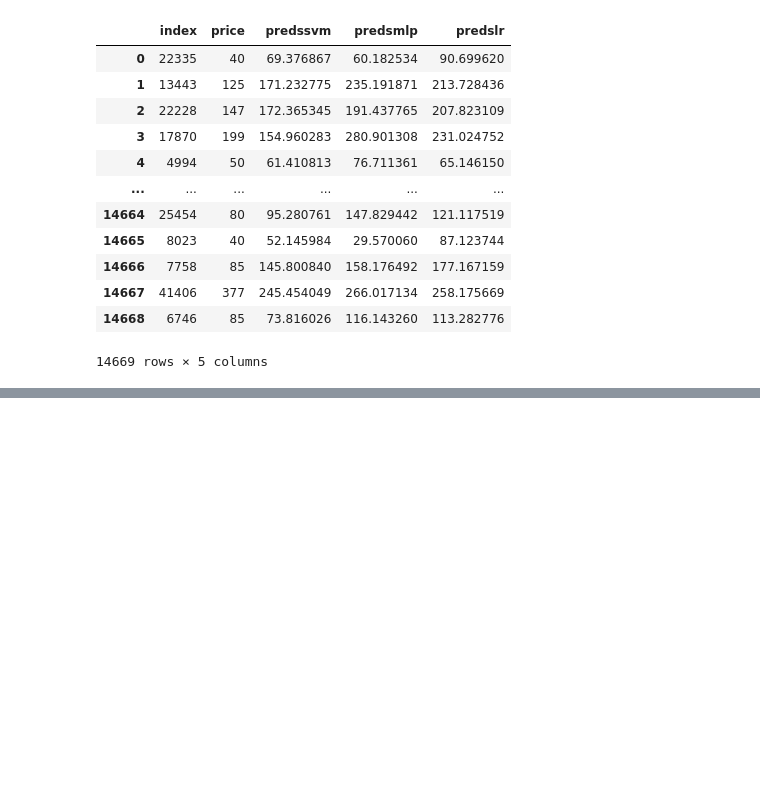
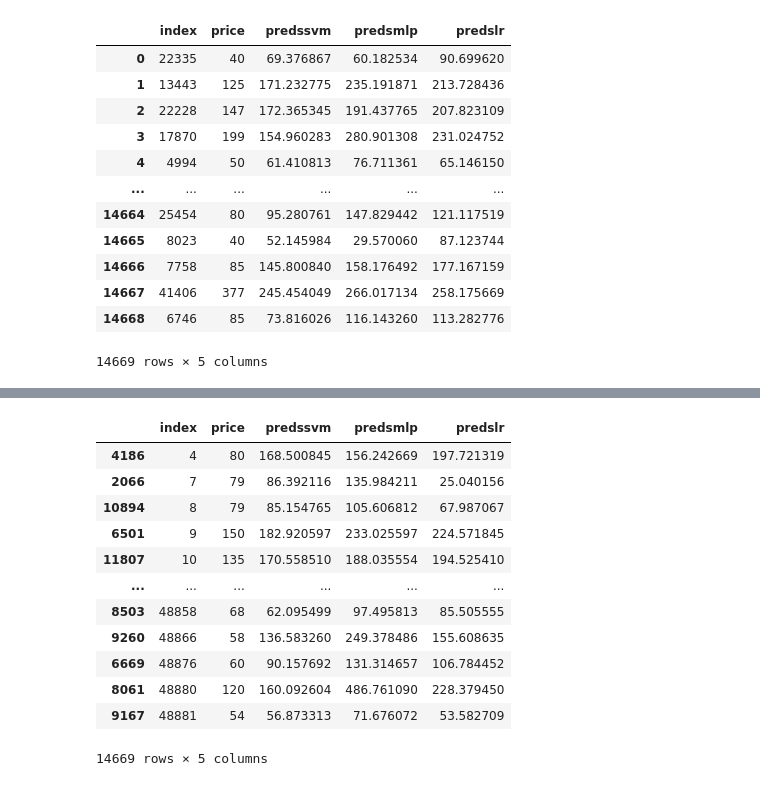
Before and after one commit to ReneBCurcio/Projetos_de_Data_Science, a Jupyter notebook: Airbnb_NYC.ipynb, the cells around one changed output, grey strips where cells are left out. Cells and saved outputs as stored; diff of their text form; code cells hidden in the pictures; blank space fills up the shorter version.

```diff
--- a/Airbnb_NYC.ipynb
+++ b/Airbnb_NYC.ipynb
@@ -303,0 +313,16 @@ y_grafico
+# %%
+y_grafico.sort_values(by='index', ascending=True)
+# %% [output]
+|  | index | price | predssvm | predsmlp | predslr |
+| 4186 | 4 | 80 | 168.500845 | 156.242669 | 197.721319 |
+| 2066 | 7 | 79 | 86.392116 | 135.984211 | 25.040156 |
+| 10894 | 8 | 79 | 85.154765 | 105.606812 | 67.987067 |
+| 6501 | 9 | 150 | 182.920597 | 233.025597 | 224.571845 |
+| 11807 | 10 | 135 | 170.558510 | 188.035554 | 194.525410 |
+| ... | ... | ... | ... | ... | ... |
+| 8503 | 48858 | 68 | 62.095499 | 97.495813 | 85.505555 |
+| 9260 | 48866 | 58 | 136.583260 | 249.378486 | 155.608635 |
+| 6669 | 48876 | 60 | 90.157692 | 131.314657 | 106.784452 |
+| 8061 | 48880 | 120 | 160.092604 | 486.761090 | 228.379450 |
+| 9167 | 48881 | 54 | 56.873313 | 71.676072 | 53.582709 |
+14669 rows × 5 columns
```
Also changed, not shown: parts of 4 cells of this notebook.
